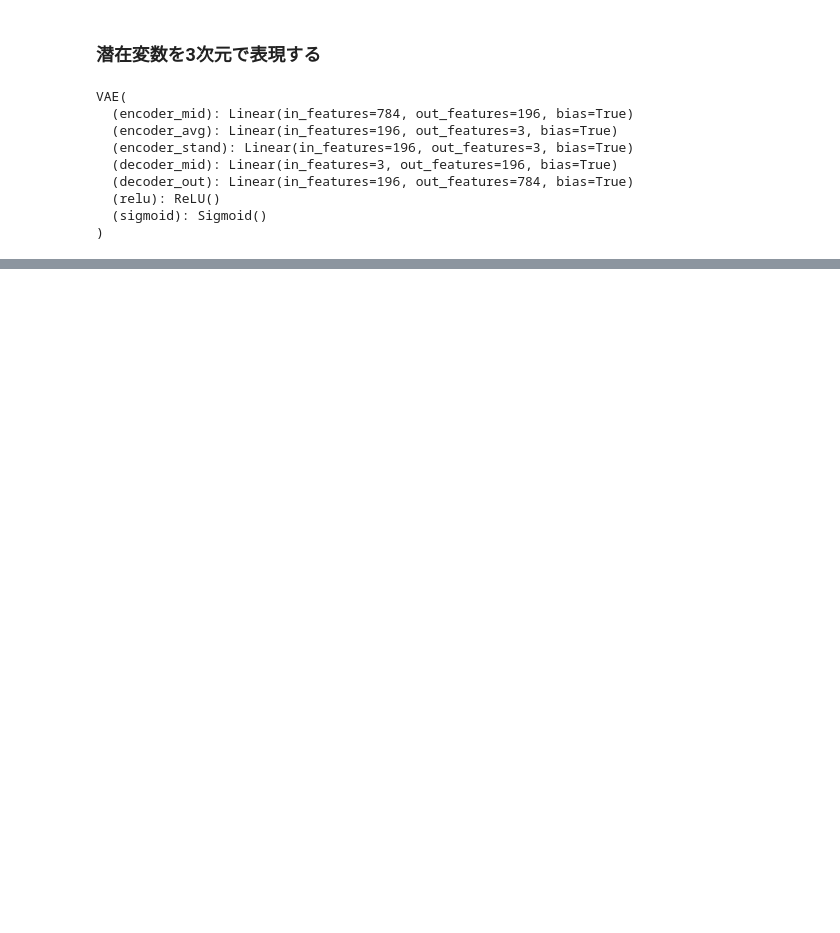
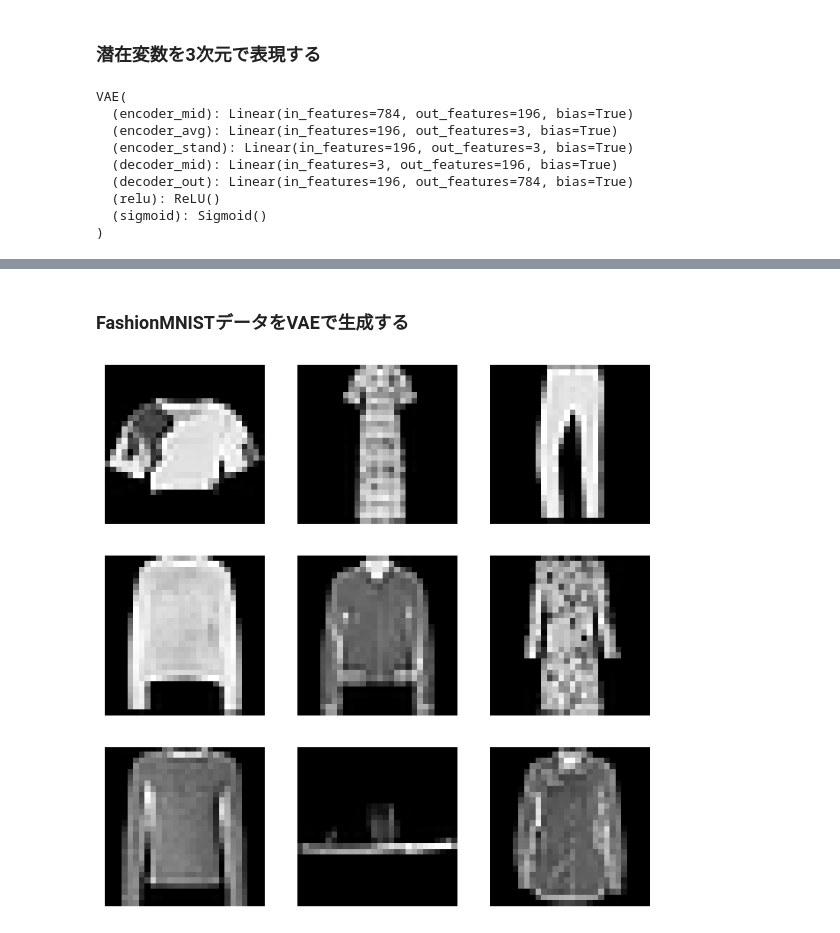
Before and after one commit to Yoshiki0418/-Generation-AI, a Jupyter notebook: VAE.ipynb, the cells around one changed output, grey strips where cells are left out. Saved outputs shown, nothing was run; the diff lists cells and outputs as text; code cells hidden in the pictures; blank space fills up the shorter version.

```diff
--- a/VAE.ipynb
+++ b/VAE.ipynb
@@ -549,0 +556,25 @@ NameError: name 'vae' is not defined
+# %% [markdown]
+### FashionMNISTデータをVAEで生成する
+# %%
+# FashionMNISTデータでVAEを試す
+training_data = datasets.FashionMNIST(
+    root="data",
+    train=True,
+    download=True,
+    transform=ToTensor()
+)
+# %%
+# 入力画像を描画する
+figure = plt.figure(figsize=(8, 8))
+cols, rows = 3, 3
+
+for i in range(1, rows*cols + 1):
+  sample_idx = torch.randint(len(training_data), size=(1,)).item()
+  img, label = training_data[sample_idx]
+  figure.add_subplot(rows, cols, i)
+  plt.axis("off")
+  plt.imshow(img.squeeze(), cmap="gray")
+
+plt.show()
+# %% [output]
+[figure, added]
```
Also changed, not shown: parts of 15 cells of this notebook.
